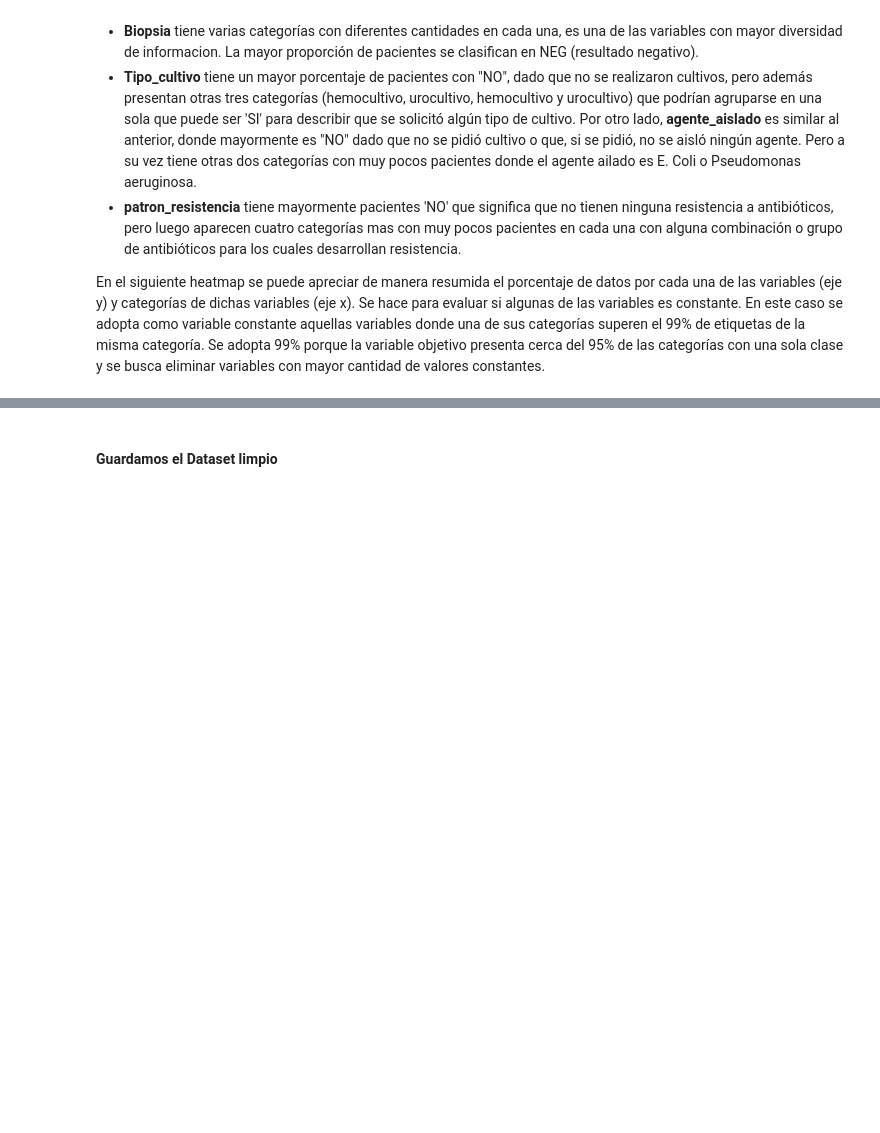
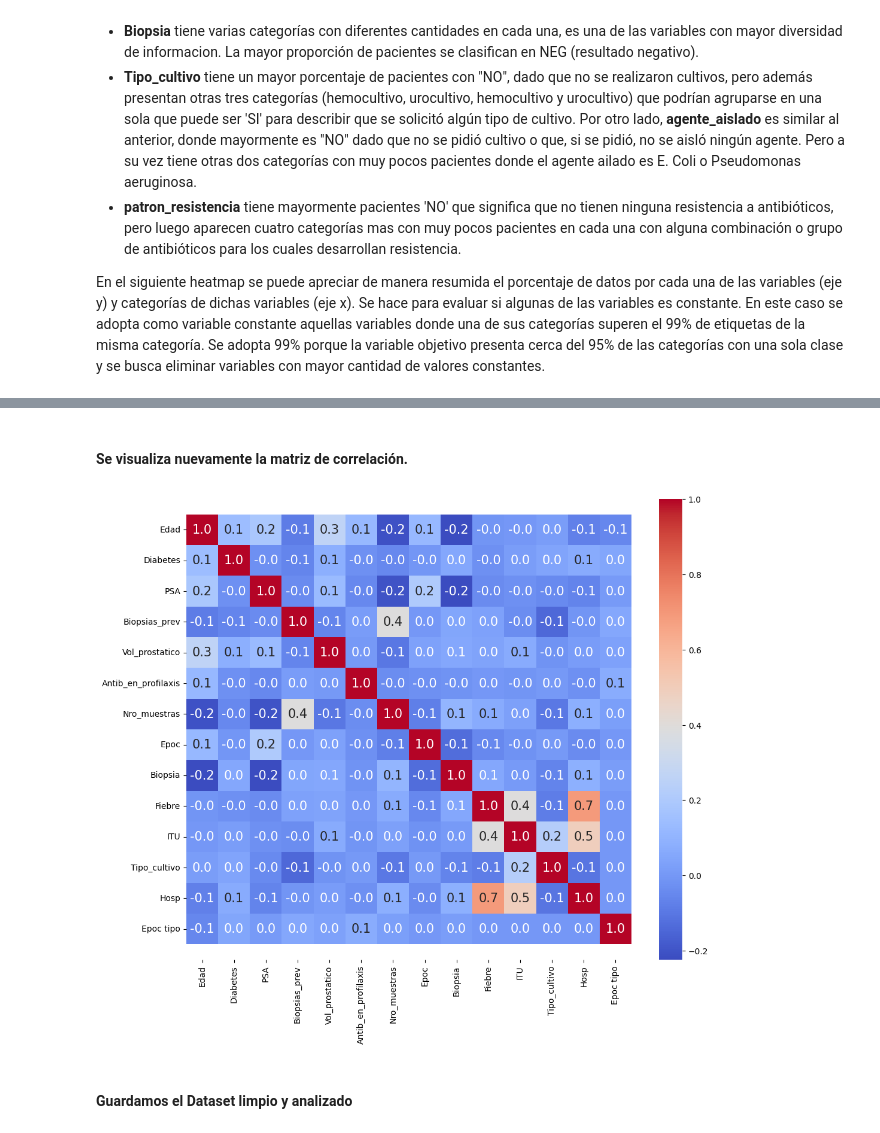
Before and after one commit to SebastianGSVV/Integrador_M6, a Jupyter notebook: Integrador_M6.ipynb, the cells around one changed output, grey strips where cells are left out. Drawn from its saved outputs; the diff is of its cells as text; code cells hidden in the pictures; blank space fills up the shorter version.

```diff
--- a/Integrador_M6.ipynb
+++ b/Integrador_M6.ipynb
@@ -377,0 +474,4 @@ herramientas.heatmap_categoricas(df)
+# %%
+df = df.drop(['Nro_dias_hasta_infecc', 'Ag_aislado', 'Patron_resistencia'], axis=1)
+encoded_df = encoded_df.drop(['Nro_dias_hasta_infecc', 'Ag_aislado', 'Patron_resistencia'], axis=1)
+df.columns, encoded_df.columns
@@ -378,4 +487,13 @@ herramientas.heatmap_categoricas(df)
+# %% [markdown]
+#### Se visualiza nuevamente la matriz de correlación.
+# %%
+# Calcula la correlación
+corr = encoded_df.corr()
+# Grafica la correlación
+herramientas.plot_corre_heatmap(corr)
+# %% [output]
+[figure, added]
 # %% [markdown]
-#### Guardamos el Dataset limpio
+#### Guardamos el Dataset limpio y analizado
 # %%
 df.to_csv(r'Datasets/BBDD_hospitalizacion_limpio.csv', index=False, encoding='utf-8')
```
Also changed, not shown: parts of 13 cells of this notebook, 1 other file.
